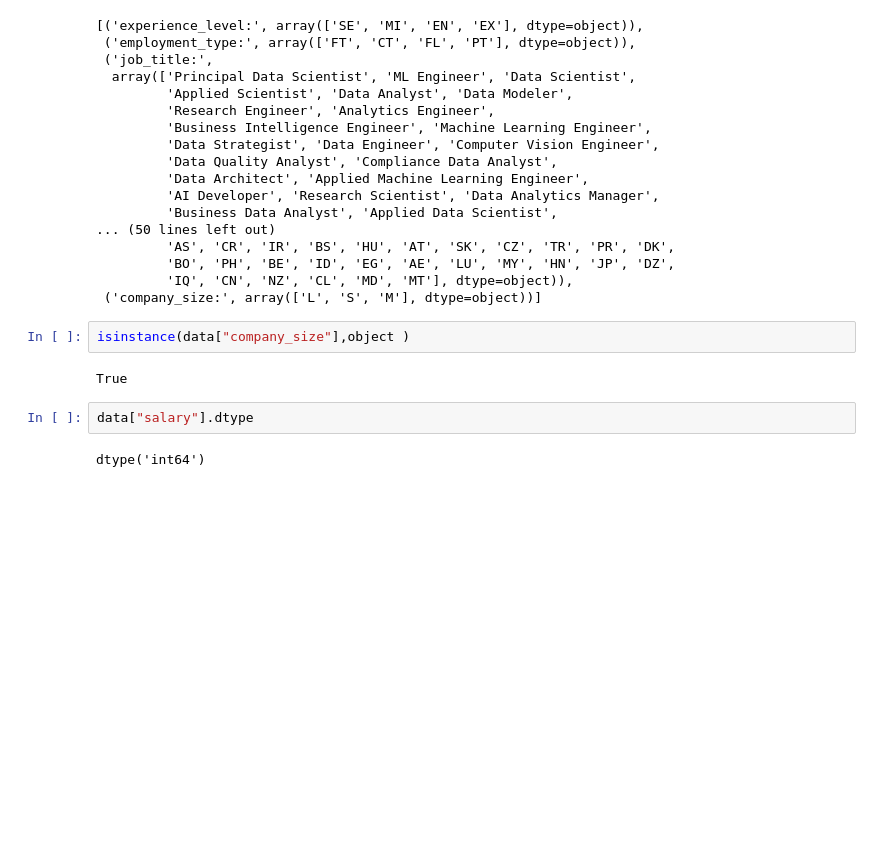
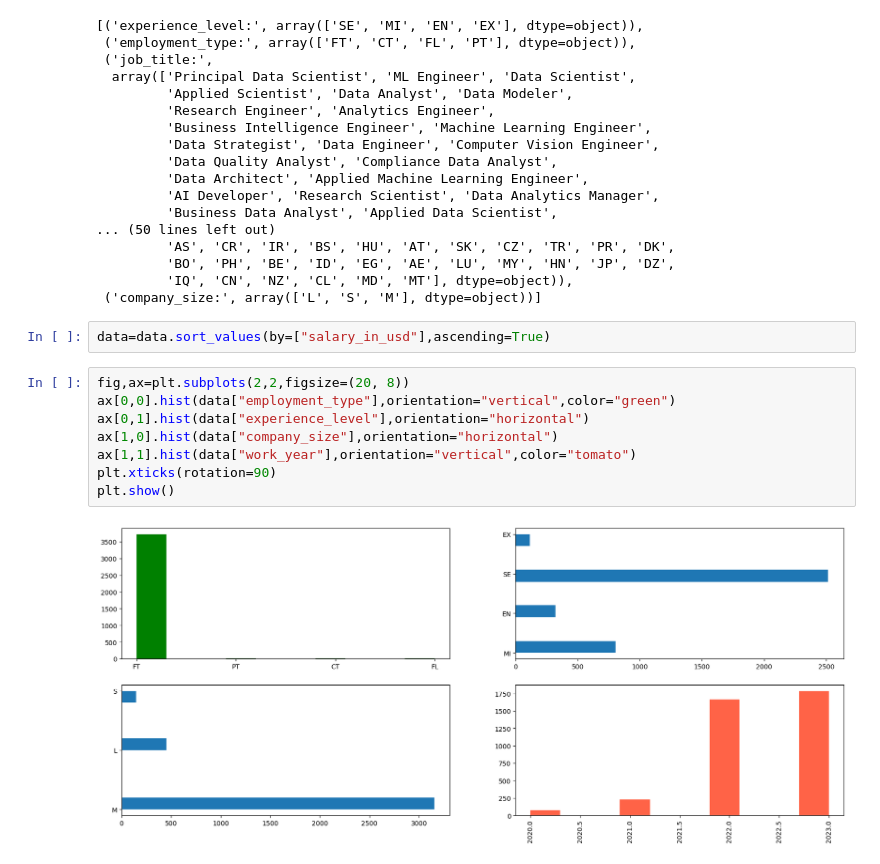
Before and after one commit to ravindra-pandey/Data_visualisation, a Jupyter notebook: data_science_salaries/main.ipynb, the cells around one changed output. Drawn from its saved outputs; the diff is of its cells as text; blank space fills up the shorter version.

Commit message:
visualized the data

```diff
--- a/data_science_salaries/main.ipynb
+++ b/data_science_salaries/main.ipynb
@@ -96,11 +100,15 @@ data.sample(5)
          'BO', 'PH', 'BE', 'ID', 'EG', 'AE', 'LU', 'MY', 'HN', 'JP', 'DZ',
          'IQ', 'CN', 'NZ', 'CL', 'MD', 'MT'], dtype=object)),
  ('company_size:', array(['L', 'S', 'M'], dtype=object))]
-# %%
-isinstance(data["company_size"],object )
-# %% [output]
-True
-# %%
-data["salary"].dtype
-# %% [output]
-dtype('int64')
+# %%
+data=data.sort_values(by=["salary_in_usd"],ascending=True)
+# %%
+fig,ax=plt.subplots(2,2,figsize=(20, 8))
+ax[0,0].hist(data["employment_type"],orientation="vertical",color="green")
+ax[0,1].hist(data["experience_level"],orientation="horizontal")
+ax[1,0].hist(data["company_size"],orientation="horizontal")
+ax[1,1].hist(data["work_year"],orientation="vertical",color="tomato")
+plt.xticks(rotation=90)
+plt.show()
+# %% [output]
+[figure, added]
```
Also changed, not shown: parts of 11 cells of this notebook.
